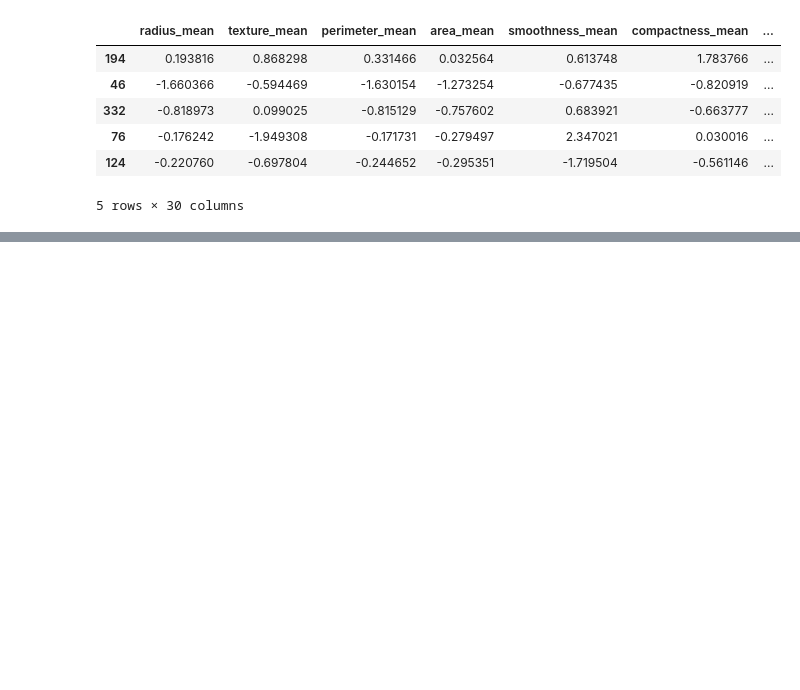
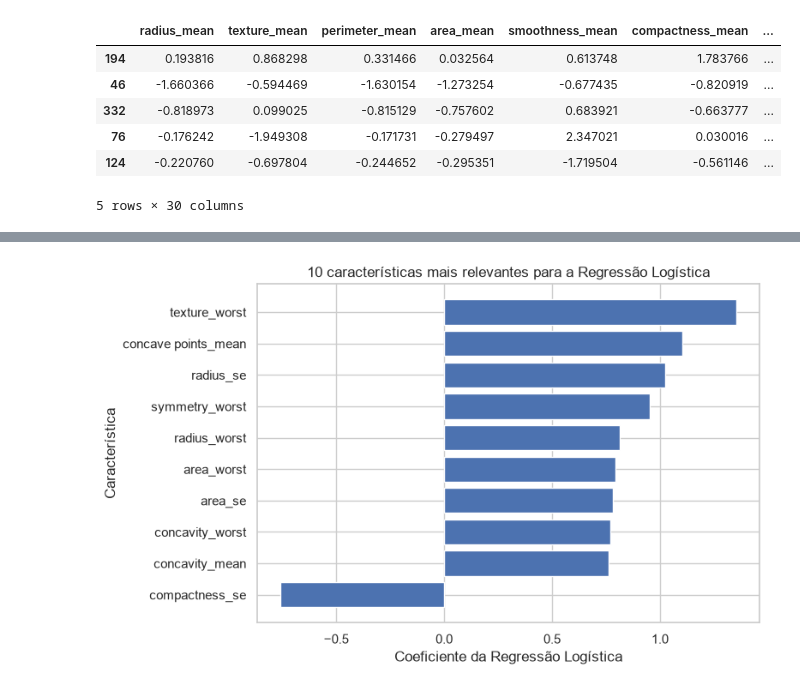
Before and after one commit to douglas-mcosta/fiap-tech-challenge-fase01, a Jupyter notebook: tech-challenge.ipynb, the cells around one changed output, grey strips where cells are left out. Cells and saved outputs as stored; diff of their text form; code cells hidden in the pictures; blank space fills up the shorter version.

```diff
--- a/tech-challenge.ipynb
+++ b/tech-challenge.ipynb
@@ -709,0 +928,13 @@ Embora a acurácia seja igual, o modelo completo identificou mais casos malignos
+# %%
+coeficientes = modelo_regressao.named_steps["modelo"].coef_[0]
+
+importancia_regressao = pd.DataFrame({
+    "Caracteristica": x.columns,
+    "Coeficiente": coeficientes,
+    "Importancia_absoluta": abs(coeficientes)
+}).sort_values(
+    "Importancia_absoluta",
+    ascending=False
+)
+
+importancia_regressao.head(10)
@@ -709,0 +953,17 @@ Embora a acurácia seja igual, o modelo completo identificou mais casos malignos
+# %%
+top10 = importancia_regressao.head(10).sort_values(
+    "Importancia_absoluta"
+)
+
+plt.figure(figsize=(8, 5))
+plt.barh(
+    top10["Caracteristica"],
+    top10["Coeficiente"]
+)
+plt.xlabel("Coeficiente da Regressão Logística")
+plt.ylabel("Característica")
+plt.title("10 características mais relevantes para a Regressão Logística")
+plt.tight_layout()
+plt.show()
+# %% [output]
+[figure, added]
```
Also changed, not shown: parts of 73 cells of this notebook.
